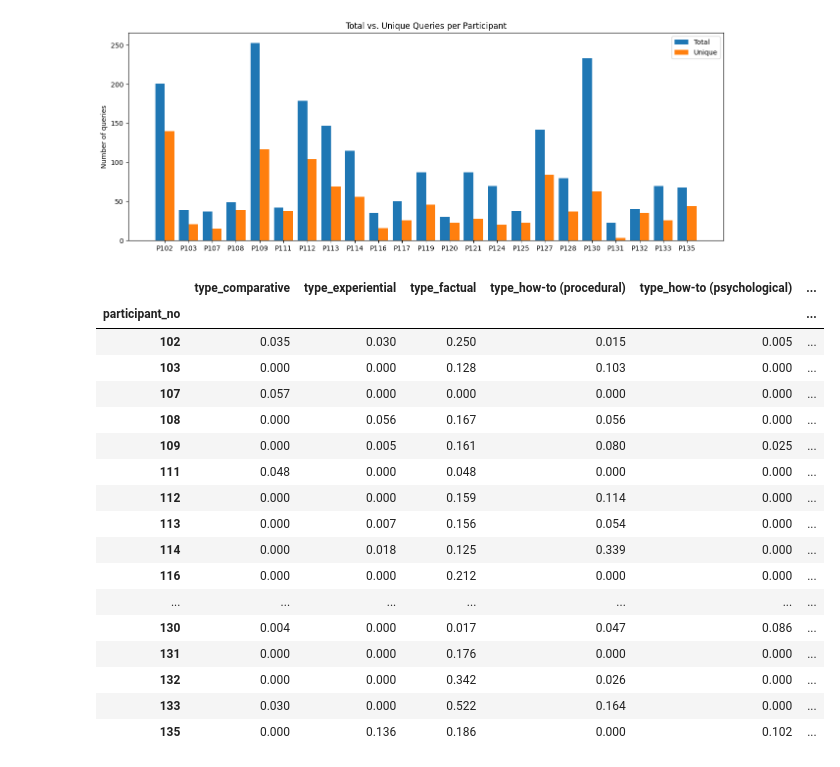
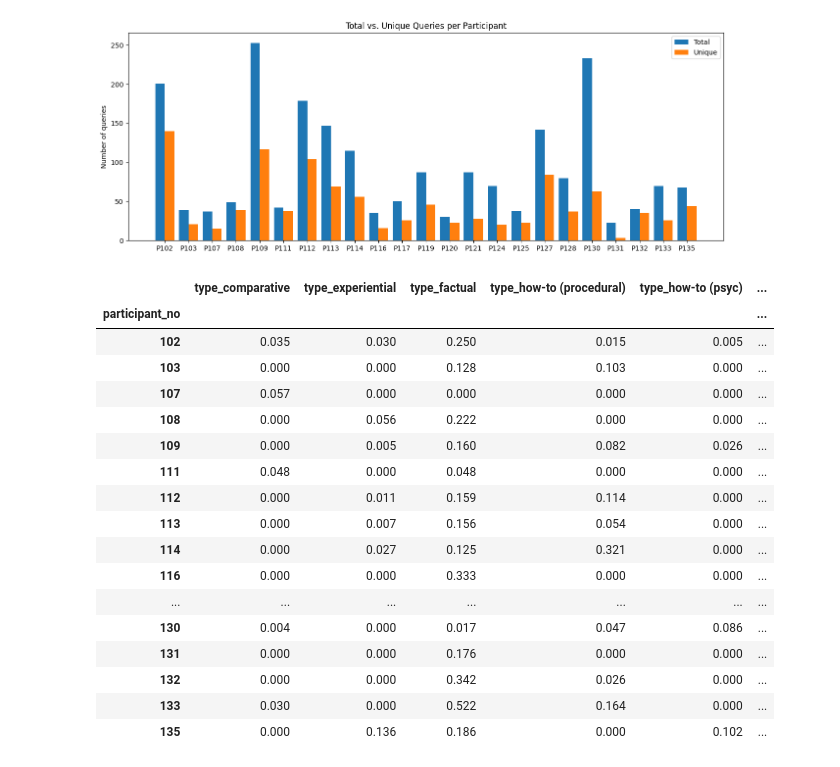
Before and after one commit to gaoxinc2/Search-to-Change, a Jupyter notebook: analysis/participant_analysis.ipynb, the cells around one changed output. Cells and saved outputs as stored; diff of their text form; code cells hidden in the pictures.

```diff
--- a/analysis/participant_analysis.ipynb
+++ b/analysis/participant_analysis.ipynb
@@ -11,5 +21,10 @@ import seaborn as sns
 # %%
-data = "/Users/saachi/Desktop/Search-to-Change/processed_data/Reconciled_Data_Full.csv"
-df = pd.read_csv(data)
+#data = "/Users/saachi/Desktop/Search-to-Change/processed_data/Reconciled_Data_Full.csv"
+#df = pd.read_csv(data)
+#df
+
+df = pd.read_csv("processed_data/search_log_analysis.csv", encoding="latin-1")
+df = df.rename(columns={"week no": "week_no"})
+df = df[df["data"] == "Q"].reset_index(drop=True)
 df
 # %% [output]
@@ -96,37 +112,37 @@ patterns = analysis_query_patterns(df)
 # %%
 def proportion_profile(df: pd.DataFrame, col: str) -> pd.DataFrame:
     return (
         df[df[col] != "na"]
         .groupby(["participant_no", col])
         .size()
         .unstack(fill_value=0)
         .apply(lambda row: row / row.sum(), axis=1)
         .round(3)
     )
 
-prof_type = proportion_profile(df, "final_type")
-prof_task = proportion_profile(df, "final_task")
-prof_goal = proportion_profile(df, "final_goal")
+prof_type = proportion_profile(df, "type")
+prof_task = proportion_profile(df, "task")
+prof_goal = proportion_profile(df, "goal")
 
 prof_type.columns = [f"type_{c}" for c in prof_type.columns]
 prof_task.columns = [f"task_{c}" for c in prof_task.columns]
 prof_goal.columns = [f"goal_{c}" for c in prof_goal.columns]
 
 patterns_df = prof_type.join(prof_task).join(prof_goal)
 patterns_df
 # %% [output]
-|  | type_comparative | type_experiential | type_factual | type_how-to (procedural) | type_how-to (psychological) | ... |
+|  | type_comparative | type_experiential | type_factual | type_how-to (procedural) | type_how-to (psyc) | ... |
 | participant_no |  |  |  |  |  | ... |
 | 102 | 0.035 | 0.030 | 0.250 | 0.015 | 0.005 | ... |
 | 103 | 0.000 | 0.000 | 0.128 | 0.103 | 0.000 | ... |
 | 107 | 0.057 | 0.000 | 0.000 | 0.000 | 0.000 | ... |
-| 108 | 0.000 | 0.056 | 0.167 | 0.056 | 0.000 | ... |
-| 109 | 0.000 | 0.005 | 0.161 | 0.080 | 0.025 | ... |
+| 108 | 0.000 | 0.056 | 0.222 | 0.000 | 0.000 | ... |
+| 109 | 0.000 | 0.005 | 0.160 | 0.082 | 0.026 | ... |
 | 111 | 0.048 | 0.000 | 0.048 | 0.000 | 0.000 | ... |
-| 112 | 0.000 | 0.000 | 0.159 | 0.114 | 0.000 | ... |
+| 112 | 0.000 | 0.011 | 0.159 | 0.114 | 0.000 | ... |
 | 113 | 0.000 | 0.007 | 0.156 | 0.054 | 0.000 | ... |
-| 114 | 0.000 | 0.018 | 0.125 | 0.339 | 0.000 | ... |
-| 116 | 0.000 | 0.000 | 0.212 | 0.000 | 0.000 | ... |
+| 114 | 0.000 | 0.027 | 0.125 | 0.321 | 0.000 | ... |
+| 116 | 0.000 | 0.000 | 0.333 | 0.000 | 0.000 | ... |
 | ... | ... | ... | ... | ... | ... | ... |
 | 130 | 0.004 | 0.000 | 0.017 | 0.047 | 0.086 | ... |
 | 131 | 0.000 | 0.000 | 0.176 | 0.000 | 0.000 | ... |
```
Also changed, not shown: parts of 10 cells of this notebook.
